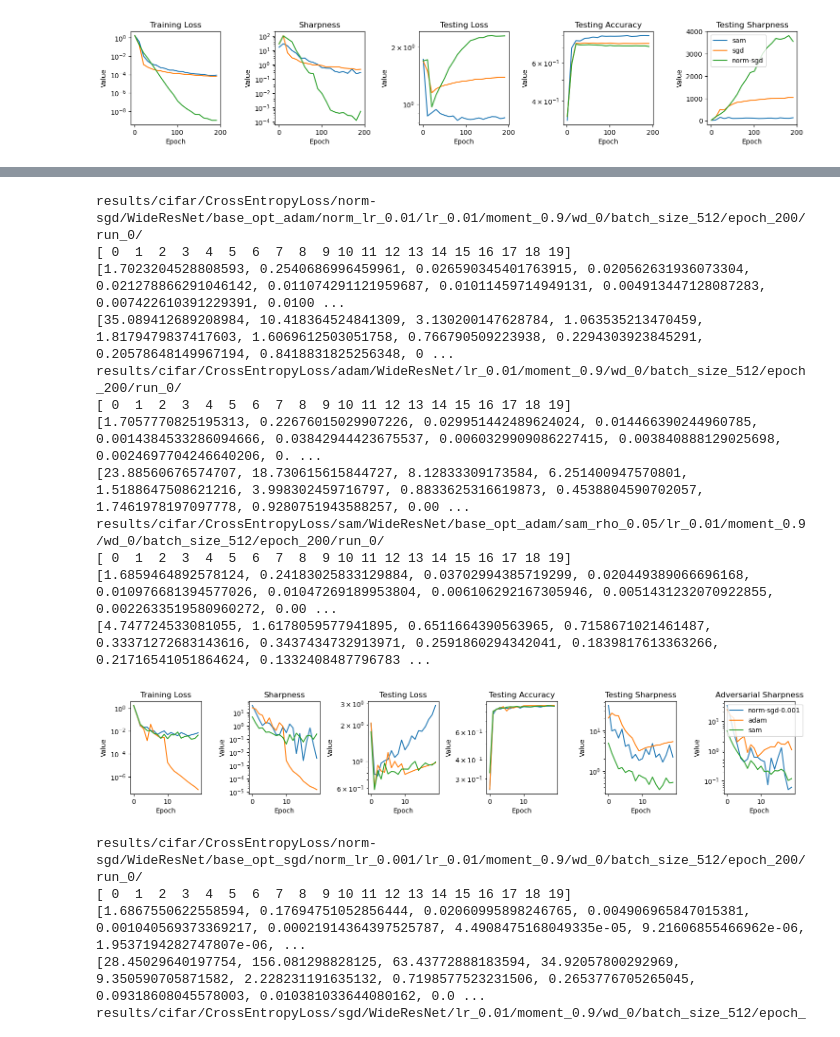
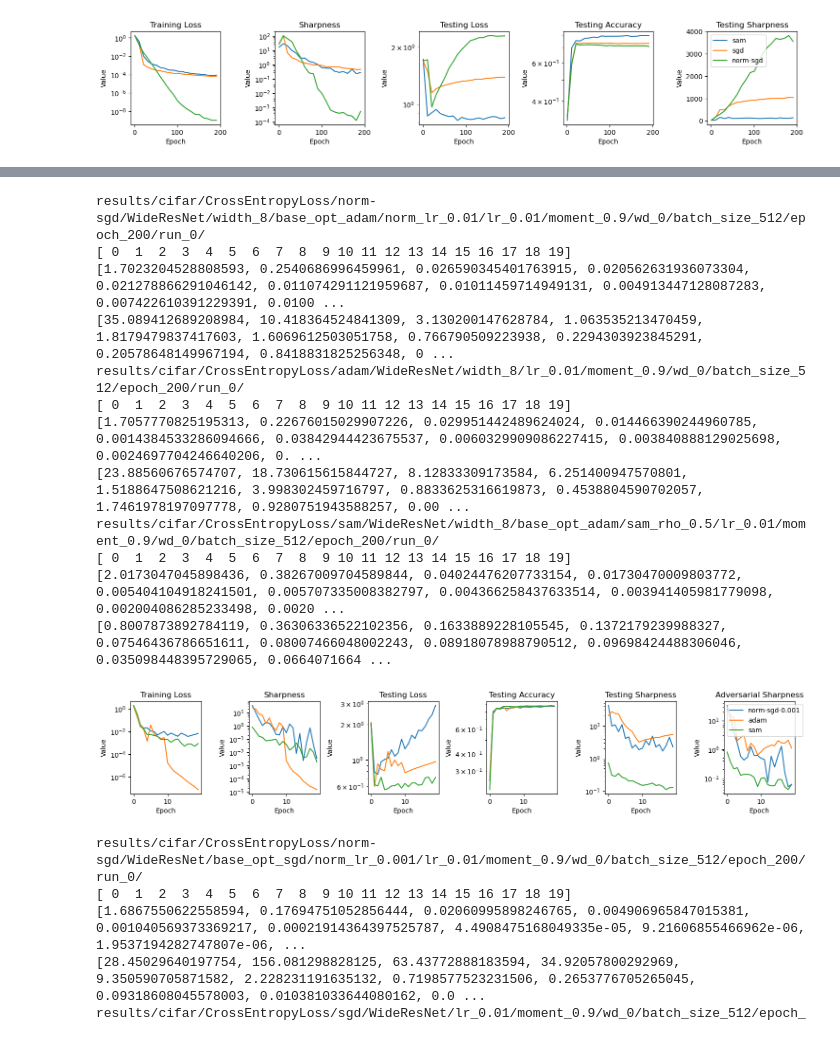
Before and after one commit to lucmonl/mlopt, a Jupyter notebook: notebook/sharpness-generalization.ipynb, the cells around one changed output, grey strips where cells are left out. Saved outputs shown, nothing was run; the diff lists cells and outputs as text; code cells hidden in the pictures.

```diff
--- a/notebook/sharpness-generalization.ipynb
+++ b/notebook/sharpness-generalization.ipynb
@@ -459,38 +522,38 @@ results/cifar/norm-sgd/WideResNet/norm_lr_0.001/lr_0.01/wd_0/batch_size_512/epoc
 # %%
 from plot_functions import plot_figures_opts
 from main import graphs
 
-lr, dataset_name, loss_name, momentum, weight_decay, batch_size, epochs = 0.01, "cifar", 'CrossEntropyLoss', 0.9, 0, 512, 200
+lr, dataset_name, loss_name, momentum, weight_decay, batch_size, width_factor, epochs = 0.01, "cifar", 'CrossEntropyLoss', 0.9, 0, 512, 8, 200
 model_name = "WideResNet"
 model_params = {}
 #model_params["sam"] = {"feat_dim":50, "train_size": train_size, "sam_rho":0.2}
-model_params["sam"] = {"base_opt": "adam","sam_rho":0.05}
+model_params["sam"] = {"width":width_factor, "base_opt": "adam","sam_rho":0.5}
 #model_params["sam"] = {"base_opt": "adam","sam_rho":2.0, "sam": "adaptive"}
-model_params["adam"] = {}
-model_params["norm-sgd-0.001"] = {"base_opt": "adam", "norm_lr": 0.01}
+model_params["adam"] = {"width":width_factor}
+model_params["norm-sgd-0.001"] = {"width":width_factor,"base_opt": "adam", "norm_lr": 0.01}
 #model_params["norm-sgd-0.1"] = {"norm_lr": 0.05, "feat_dim":30, "train_size": train_size}
 
 opt_params = {}
 opt_params['sam'] = {"adv_eta":0.01, 'lr': lr, 'dataset_name':dataset_name, 'loss': loss_name, 'opt':'sam', 'model_name':model_name, 'momentum':momentum, 'weight_decay':weight_decay, 'batch_size':batch_size, 'epochs':epochs}
 opt_params['adam'] = {"adv_eta":0.01, 'lr': lr, 'dataset_name':dataset_name, 'loss': loss_name, 'opt':'adam', 'model_name':model_name, 'momentum':momentum, 'weight_decay':weight_decay, 'batch_size':batch_size, 'epochs':epochs}
 opt_params['norm-sgd-0.001'] = {"adv_eta":0.01, 'lr': lr, 'dataset_name':dataset_name, 'loss': loss_name, 'opt':'norm-sgd', 'model_name':model_name, 'momentum':momentum, 'weight_decay':weight_decay, 'batch_size':batch_size, 'epochs':epochs}
 opt_params['norm-sgd-0.1'] = {"adv_eta":0.01, 'lr': lr, 'dataset_name':dataset_name, 'loss': loss_name, 'opt':'norm-sgd', 'model_name':model_name, 'momentum':momentum, 'weight_decay':weight_decay, 'batch_size':batch_size, 'epochs':epochs}
 
 plot_figures_opts(["norm-sgd-0.001", "adam", "sam"], model_params, opt_params)
 # %% [output]
-results/cifar/CrossEntropyLoss/norm-sgd/WideResNet/base_opt_adam/norm_lr_0.01/lr_0.01/moment_0.9/wd_0/batch_size_512/epoch_200/run_0/
+results/cifar/CrossEntropyLoss/norm-sgd/WideResNet/width_8/base_opt_adam/norm_lr_0.01/lr_0.01/moment_0.9/wd_0/batch_size_512/epoch_200/run_0/
 [ 0  1  2  3  4  5  6  7  8  9 10 11 12 13 14 15 16 17 18 19]
 [1.7023204528808593, 0.2540686996459961, 0.026590345401763915, 0.020562631936073304, 0.021278866291046142, 0.011074291121959687, 0.01011459714949131, 0.004913447128087283, 0.007422610391229391, 0.0100 ...
 [35.089412689208984, 10.418364524841309, 3.130200147628784, 1.063535213470459, 1.8179479837417603, 1.6069612503051758, 0.766790509223938, 0.2294303923845291, 0.20578648149967194, 0.8418831825256348, 0 ...
-results/cifar/CrossEntropyLoss/adam/WideResNet/lr_0.01/moment_0.9/wd_0/batch_size_512/epoch_200/run_0/
+results/cifar/CrossEntropyLoss/adam/WideResNet/width_8/lr_0.01/moment_0.9/wd_0/batch_size_512/epoch_200/run_0/
 [ 0  1  2  3  4  5  6  7  8  9 10 11 12 13 14 15 16 17 18 19]
 [1.7057770825195313, 0.22676015029907226, 0.029951442489624024, 0.014466390244960785, 0.0014384533286094666, 0.03842944423675537, 0.0060329909086227415, 0.003840888129025698, 0.0024697704246640206, 0. ...
 [23.88560676574707, 18.730615615844727, 8.12833309173584, 6.251400947570801, 1.5188647508621216, 3.998302459716797, 0.8833625316619873, 0.4538804590702057, 1.7461978197097778, 0.9280751943588257, 0.00 ...
-results/cifar/CrossEntropyLoss/sam/WideResNet/base_opt_adam/sam_rho_0.05/lr_0.01/moment_0.9/wd_0/batch_size_512/epoch_200/run_0/
+results/cifar/CrossEntropyLoss/sam/WideResNet/width_8/base_opt_adam/sam_rho_0.5/lr_0.01/moment_0.9/wd_0/batch_size_512/epoch_200/run_0/
 [ 0  1  2  3  4  5  6  7  8  9 10 11 12 13 14 15 16 17 18 19]
-[1.6859464892578124, 0.24183025833129884, 0.03702994385719299, 0.020449389066696168, 0.010976681394577026, 0.01047269189953804, 0.006106292167305946, 0.0051431232070922855, 0.0022633519580960272, 0.00 ...
-[4.747724533081055, 1.6178059577941895, 0.6511664390563965, 0.7158671021461487, 0.33371272683143616, 0.3437434732913971, 0.2591860294342041, 0.1839817613363266, 0.21716541051864624, 0.1332408487796783 ...
+[2.0173047045898436, 0.38267009704589844, 0.04024476207733154, 0.01730470009803772, 0.005404104918241501, 0.005707335008382797, 0.004366258437633514, 0.003941405981779098, 0.002004086285233498, 0.0020 ...
+[0.8007873892784119, 0.36306336522102356, 0.1633889228105545, 0.1372179239988327, 0.07546436786651611, 0.08007466048002243, 0.08918078988790512, 0.09698424488306046, 0.035098448395729065, 0.0664071664 ...
-[figure, old version]
+[figure, new version]
 # %%
 from plot_functions import plot_figures_opts
 from main import graphs
```
Also changed, not shown: parts of 3 cells of this notebook, 3 other files.
